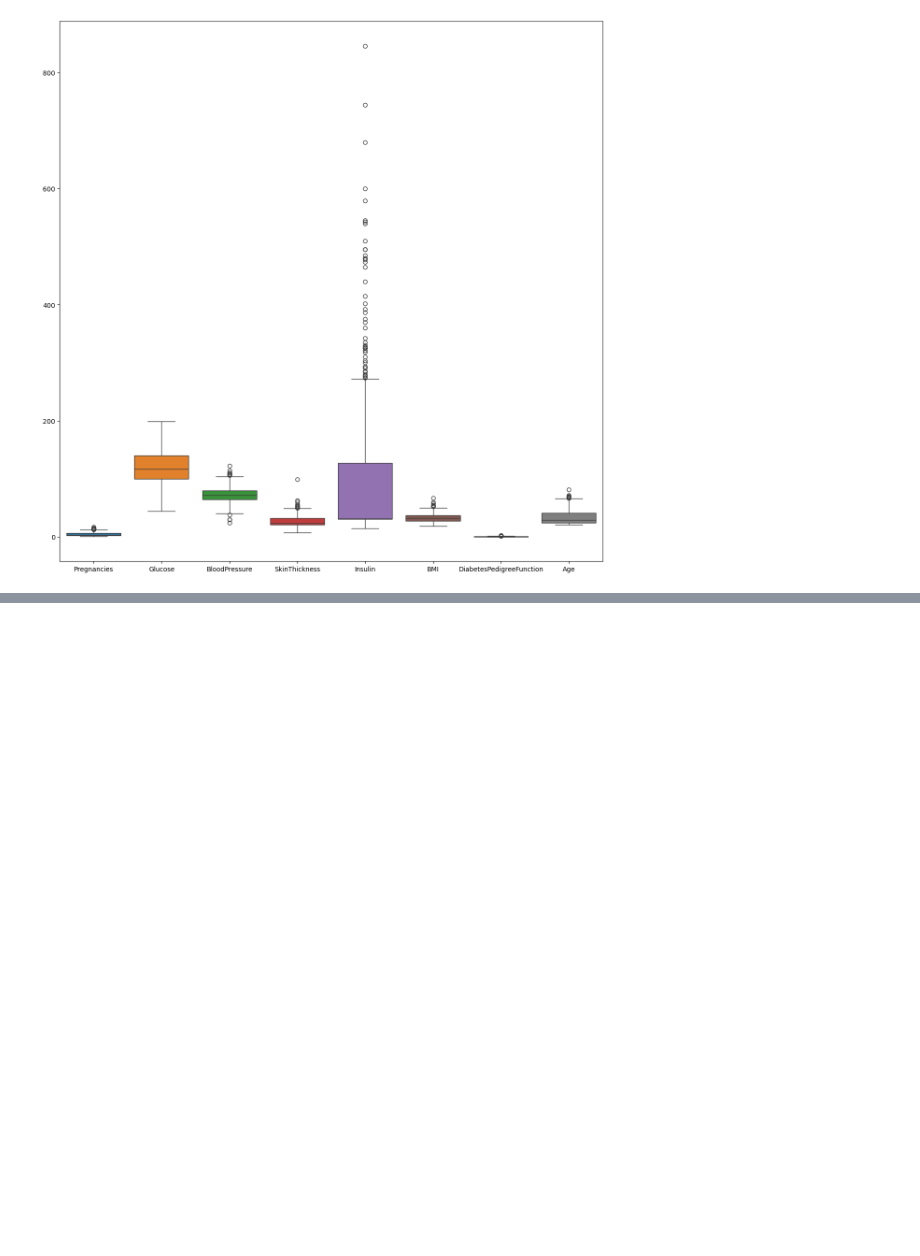
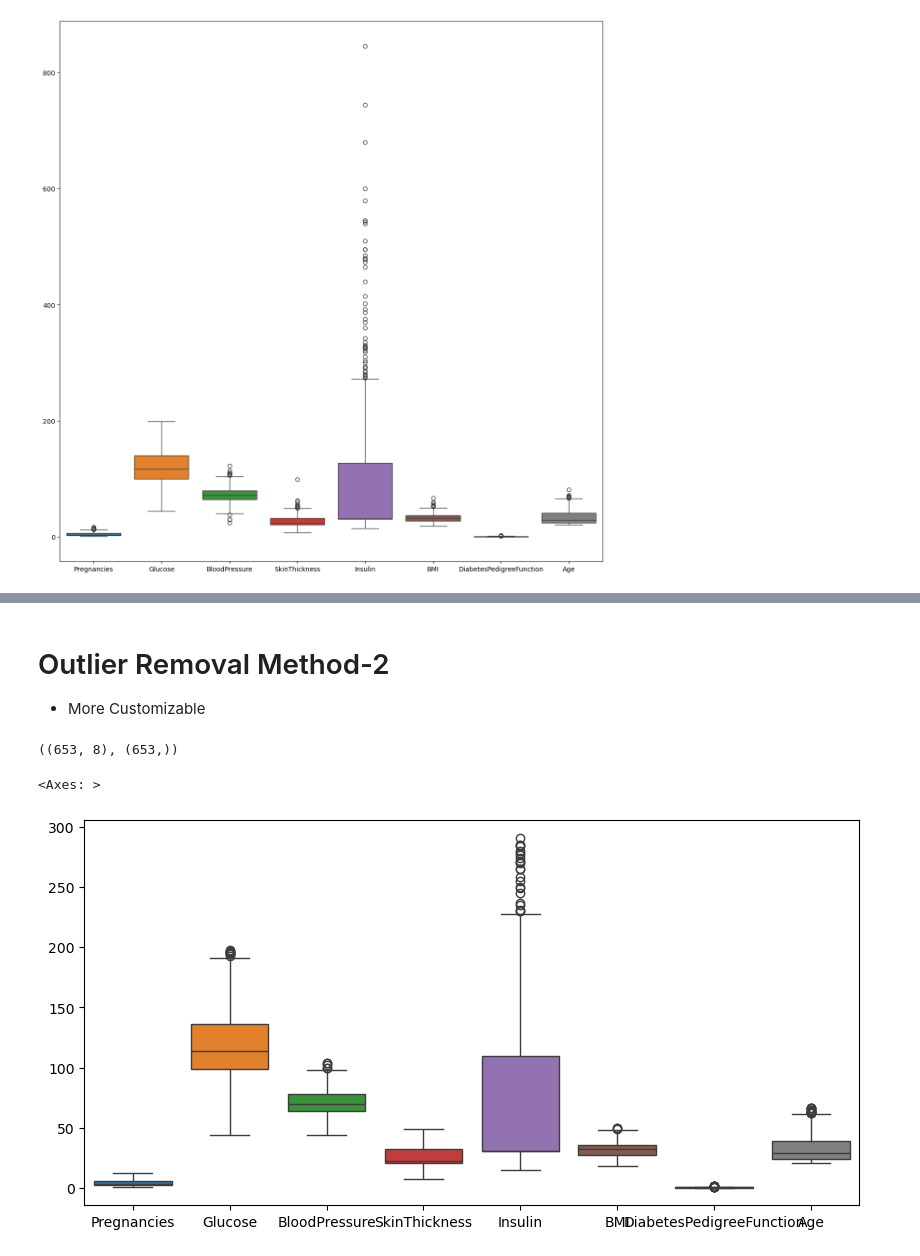
Before and after one commit to Prabhjeet2005/ML-Diabetes-Prediction, a Jupyter notebook: notebooks/diabetesPrediction.ipynb, the cells around one changed output, grey strips where cells are left out. Drawn from its saved outputs; the diff is of its cells as text; code cells hidden in the pictures; blank space fills up the shorter version.

```diff
--- a/notebooks/diabetesPrediction.ipynb
+++ b/notebooks/diabetesPrediction.ipynb
@@ -244,0 +282,20 @@ plt.savefig("../images/Boxplot_InputFeatures.jpg")
+# %% [markdown]
+# Outlier Removal Method-2
+- More Customizable
+# %%
+# Quantile Based Filtering On Insulin
+q = np.percentile(X["Insulin"],95)
+mask = X["Insulin"] < q		# True Condition
+
+X_noOutlier2 = X_noOutlier1[mask]
+y_noOutlier2 = y_noOutlier1[mask]
+
+X_noOutlier2.shape, y_noOutlier2.shape
+# %% [output]
+((653, 8), (653,))
+# %%
+plt.figure(figsize=(10,5))
+sns.boxplot(X_noOutlier2)
+# %% [output]
+<Axes: >
+[figure, added]
```
Also changed, not shown: parts of 24 cells of this notebook.
